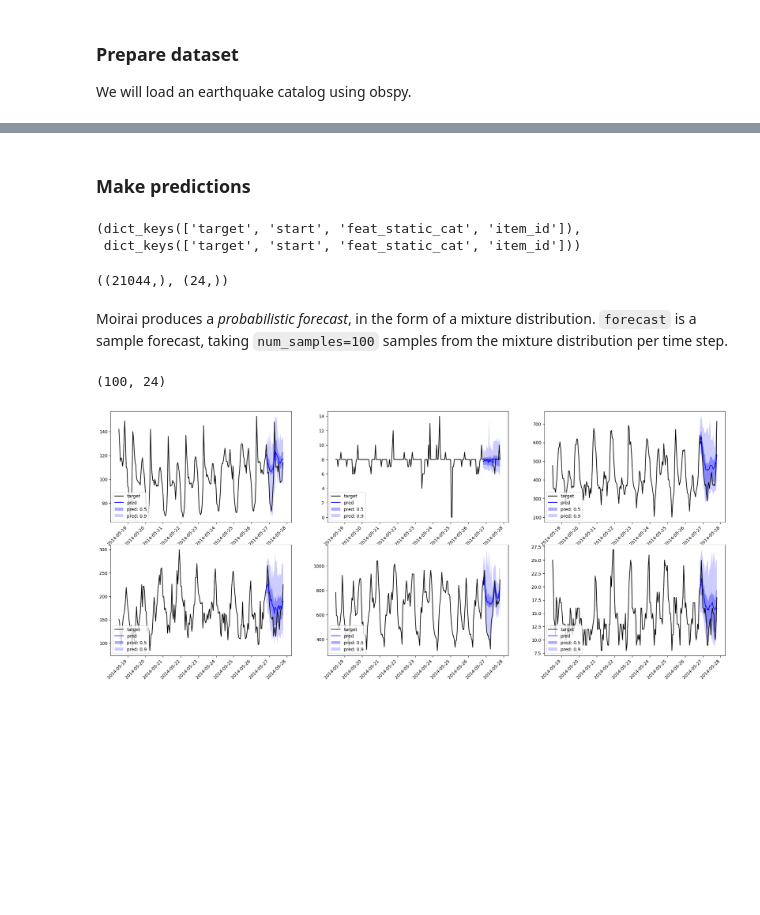
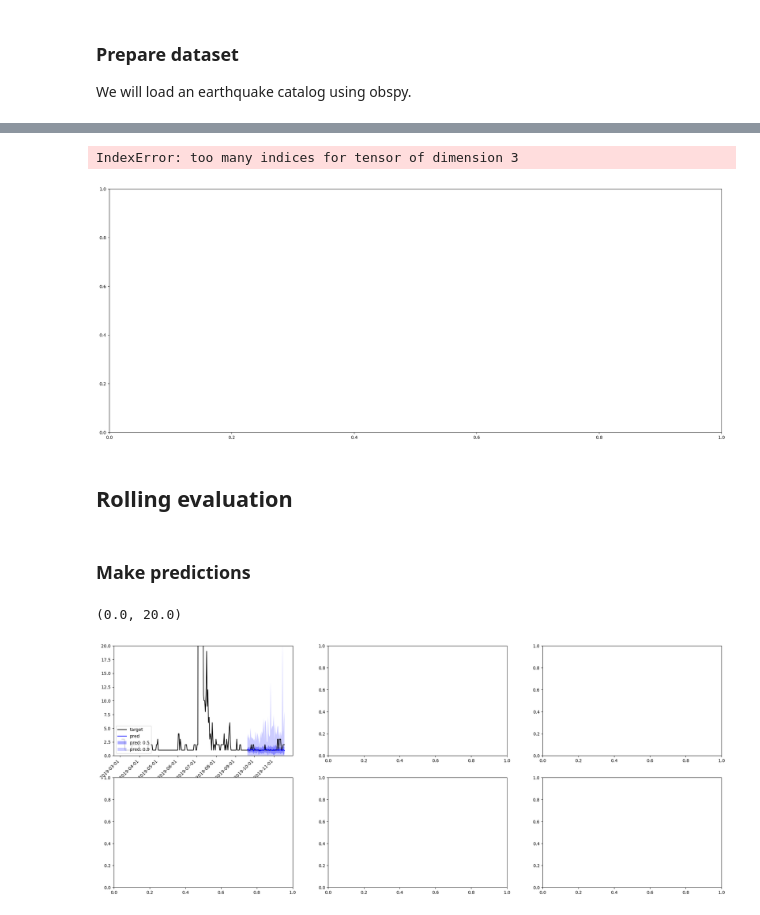
Before and after one commit to mdenolle/GeoCAST, a Jupyter notebook: quake-zero-shot/moirai_quake_forecast.ipynb, the cells around one changed output, grey strips where cells are left out. Cells and saved outputs as stored; diff of their text form; code cells hidden in the pictures; blank space fills up the shorter version.

````diff
--- a/quake-zero-shot/moirai_quake_forecast.ipynb
+++ b/quake-zero-shot/moirai_quake_forecast.ipynb
@@ -24,7 +32,8 @@ PSZ: patch size, how many time steps to perform patching with
 BSZ: batch size, number of samples in each batch for inference
 # %%
 SIZE = "small"  # model size: choose from {'small', 'base', 'large'}
-CTX = 1000  # context length: any positive integer
+CTX = 368  # context length: any positive integer
+PRED = 60  # prediction length: any positive integer
 PSZ = "auto"  # patch size: choose from {"auto", 8, 16, 32, 64, 128}
 BSZ = 32  # batch size: any positive integer
 # %% [markdown]
@@ -92,2 +231,30 @@ forecast_it = iter(forecasts)
+# %%
+# now plot the input data, the ground thruth and the predictions
+fig, ax = plt.subplots(nrows=1, ncols=1, figsize=(25, 10))
+plot_single(
+    past_target,
+    label["target"],
+    forecast,
+    context_length=CTX)
+# %% [output]
+IndexError: too many indices for tensor of dimension 3
+[figure, added]
+# %% [markdown]
+## Rolling evaluation
+# %%
+TEST = 100
+PDT = PRED
+# %%
+# Split into train/test set
+train, test_template = split(
+    dataset, offset=-TEST
+)  # assign last TEST time steps as test set
+
+# Construct rolling window evaluation
+test_data = test_template.generate_instances(
+    prediction_length=PDT,  # number of time steps for each prediction
+    windows=TEST // PDT,  # number of windows in rolling window evaluation
+    distance=PDT,  # number of time steps between each window - distance=PDT for non-overlapping windows
+)
 # %% [markdown]
 ### Make predictions
@@ -98,32 +261,37 @@ forecast = next(forecast_it)  # predictions (GluonTS Forecast object)
-# %%
-inp.keys(), label.keys()
-# %% [output]
-(dict_keys(['target', 'start', 'feat_static_cat', 'item_id']),
- dict_keys(['target', 'start', 'feat_static_cat', 'item_id']))
-# %%
-inp["target"].shape, label["target"].shape
-# %% [output]
-((21044,), (24,))
-# %% [markdown]
-Moirai produces a _probabilistic forecast_, in the form of a mixture distribution.
-```forecast``` is a sample forecast, taking ```num_samples=100``` samples from the mixture distribution per time step.
-# %%
-forecast.samples.shape
-# %% [output]
-(100, 24)
+# %%
+# Prepare model
+model = MoiraiForecast(
+    module=MoiraiModule.from_pretrained(f"Salesforce/moirai-1.0-R-small"),
+    prediction_length=PDT,
+    context_length=CTX,
+    patch_size=PSZ,
+    num_samples=100,
+    target_dim=1,
+    feat_dynamic_real_dim=dataset.num_feat_dynamic_real,
+    past_feat_dynamic_real_dim=dataset.num_past_feat_dynamic_real,
+)
+
+predictor = model.create_predictor(batch_size=BSZ)
+forecasts = predictor.predict(test_data.input)
+
+input_it = iter(test_data.input)
+label_it = iter(test_data.label)
+forecast_it = iter(forecasts)
 # %%
-# Visualize forecasts
+# Make predictions
 fig, axes = plt.subplots(nrows=2, ncols=3, figsize=(25, 10))
 plot_next_multi(
     axes,
     input_it,
     label_it,
     forecast_it,
     context_length=200,
     intervals=(0.5, 0.9),
     dim=None,
     name="pred",
     show_label=True,
 )
+axes[0,0].set_ylim([0,20])
 # %% [output]
+(0.0, 20.0)
-[figure, old version]
+[figure, new version]
````
Also changed, not shown: parts of 15 cells of this notebook, 1 other file.
